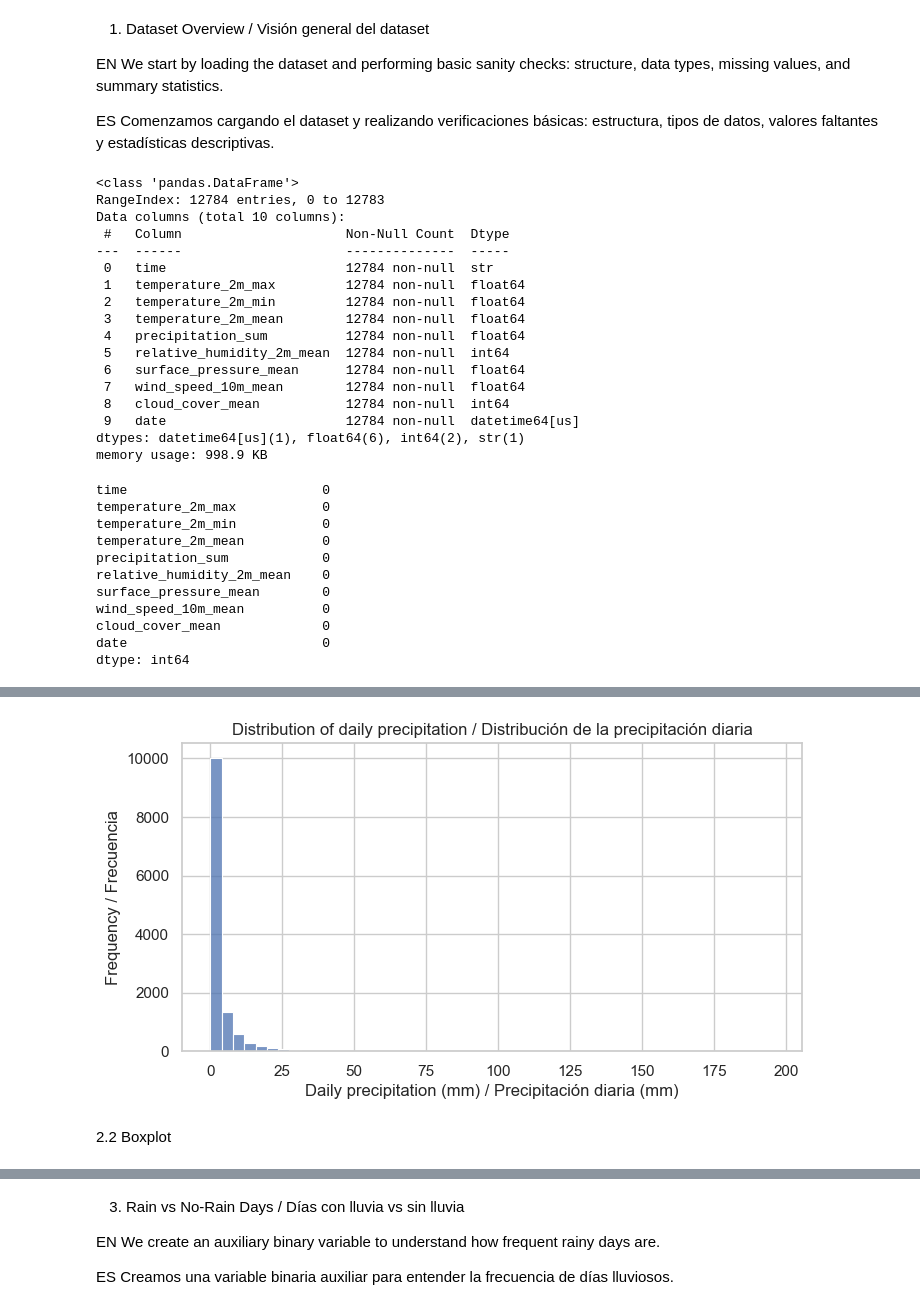
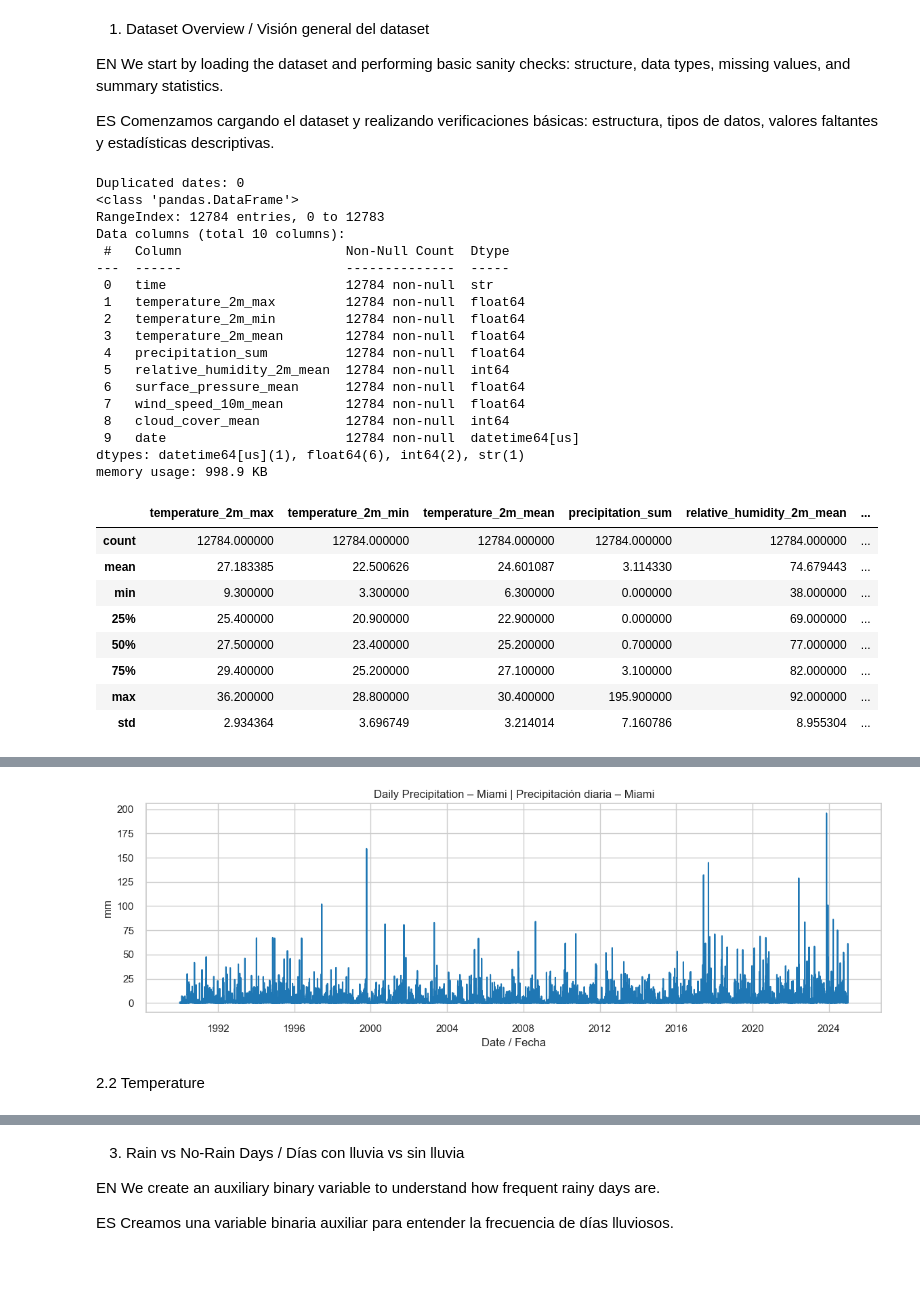
Before and after one commit to aleagusti/Weather-ds-portfolio, a Jupyter notebook: notebooks/01_eda.ipynb, the cells around one changed output, grey strips where cells are left out. Cells and saved outputs as stored; diff of their text form; code cells hidden in the pictures; blank space fills up the shorter version.

Commit message:
EDA: exploratory analysis of Open-Meteo daily precipitation data for Miami

```diff
--- a/notebooks/01_eda.ipynb
+++ b/notebooks/01_eda.ipynb
@@ -17,26 +17,39 @@ ES
 Comenzamos cargando el dataset y realizando verificaciones básicas: estructura, tipos de datos, valores faltantes y estadísticas descriptivas.
 # %%
 import pandas as pd
+import numpy as np
 import matplotlib.pyplot as plt
 import seaborn as sns
+
+
+plt.style.use("seaborn-v0_8")
 
 
 sns.set(style="whitegrid")
 
 
 # Load data
-df = pd.read_csv("../data/raw/open_meteo_miami_daily.csv")
-
+DATA_PATH = "../data/raw/open_meteo_miami_daily.csv"
 
 # Parse date
-df["date"] = pd.to_datetime(df["date"])
+df = pd.read_csv(DATA_PATH, parse_dates=["date"])
 
+df.head()
+
+# Missing values
+missing = df.isna().sum()
+missing[missing > 0]
+
+# Duplicates
+print("Duplicated dates:", df.duplicated(subset=["date"]).sum())
 
 # Basic inspection
 df.info()
 df.describe()
 df.isna().sum()
+df.describe()
 # %% [output]
+Duplicated dates: 0
 <class 'pandas.DataFrame'>
 RangeIndex: 12784 entries, 0 to 12783
 Data columns (total 10 columns):
@@ -54,16 +67,14 @@ Data columns (total 10 columns):
  9   date                       12784 non-null  datetime64[us]
 dtypes: datetime64[us](1), float64(6), int64(2), str(1)
 memory usage: 998.9 KB
-time                         0
-temperature_2m_max           0
-temperature_2m_min           0
-temperature_2m_mean          0
-precipitation_sum            0
-relative_humidity_2m_mean    0
-surface_pressure_mean        0
-wind_speed_10m_mean          0
-cloud_cover_mean             0
-date                         0
-dtype: int64
+|  | temperature_2m_max | temperature_2m_min | temperature_2m_mean | precipitation_sum | relative_humidity_2m_mean | ... |
+| count | 12784.000000 | 12784.000000 | 12784.000000 | 12784.000000 | 12784.000000 | ... |
+| mean | 27.183385 | 22.500626 | 24.601087 | 3.114330 | 74.679443 | ... |
+| min | 9.300000 | 3.300000 | 6.300000 | 0.000000 | 38.000000 | ... |
+| 25% | 25.400000 | 20.900000 | 22.900000 | 0.000000 | 69.000000 | ... |
+| 50% | 27.500000 | 23.400000 | 25.200000 | 0.700000 | 77.000000 | ... |
+| 75% | 29.400000 | 25.200000 | 27.100000 | 3.100000 | 82.000000 | ... |
+| max | 36.200000 | 28.800000 | 30.400000 | 195.900000 | 92.000000 | ... |
+| std | 2.934364 | 3.696749 | 3.214014 | 7.160786 | 8.955304 | ... |
 # %% [markdown]
 2. Target Variable: Daily Precipitation / Variable objetivo: precipitación diaria
@@ -75,14 +87,14 @@ Daily precipitation typically shows a highly skewed distribution, with many zero
 ES
 La precipitación diaria suele presentar una distribución altamente asimétrica, con muchos días sin lluvia y una cola larga de eventos extremos.
 # %%
-plt.figure(figsize=(8,4))
-sns.histplot(df["precipitation_sum"], bins=50)
-plt.xlabel("Daily precipitation (mm) / Precipitación diaria (mm)")
-plt.ylabel("Frequency / Frecuencia")
-plt.title("Distribution of daily precipitation / Distribución de la precipitación diaria")
+plt.figure(figsize=(14,4))
+plt.plot(df["date"], df["precipitation_sum"], color="tab:blue")
+plt.title("Daily Precipitation – Miami | Precipitación diaria – Miami")
+plt.xlabel("Date / Fecha")
+plt.ylabel("mm")
 plt.show()
 # %% [output]
-[figure, old version]
+[figure, new version]
 # %% [markdown]
-2.2 Boxplot
+2.2 Temperature
 # %%
```
Also changed, not shown: parts of 8 cells of this notebook, 3 other files.
